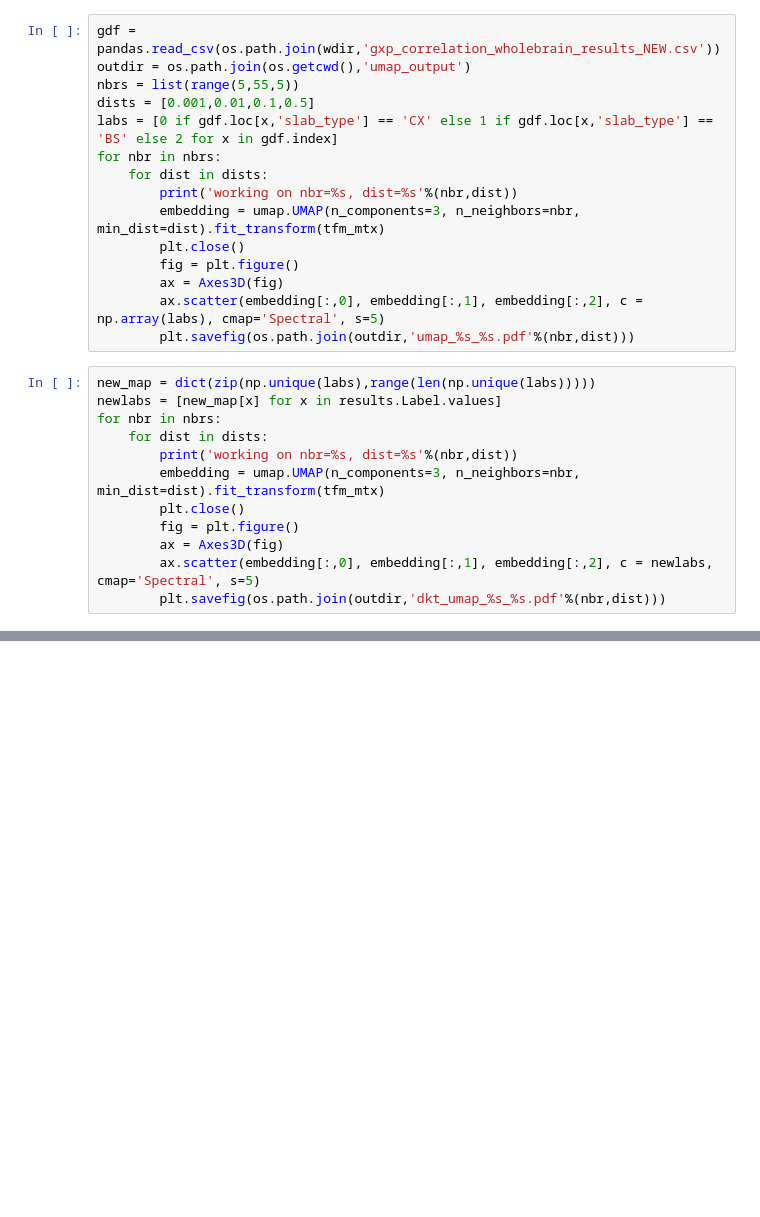
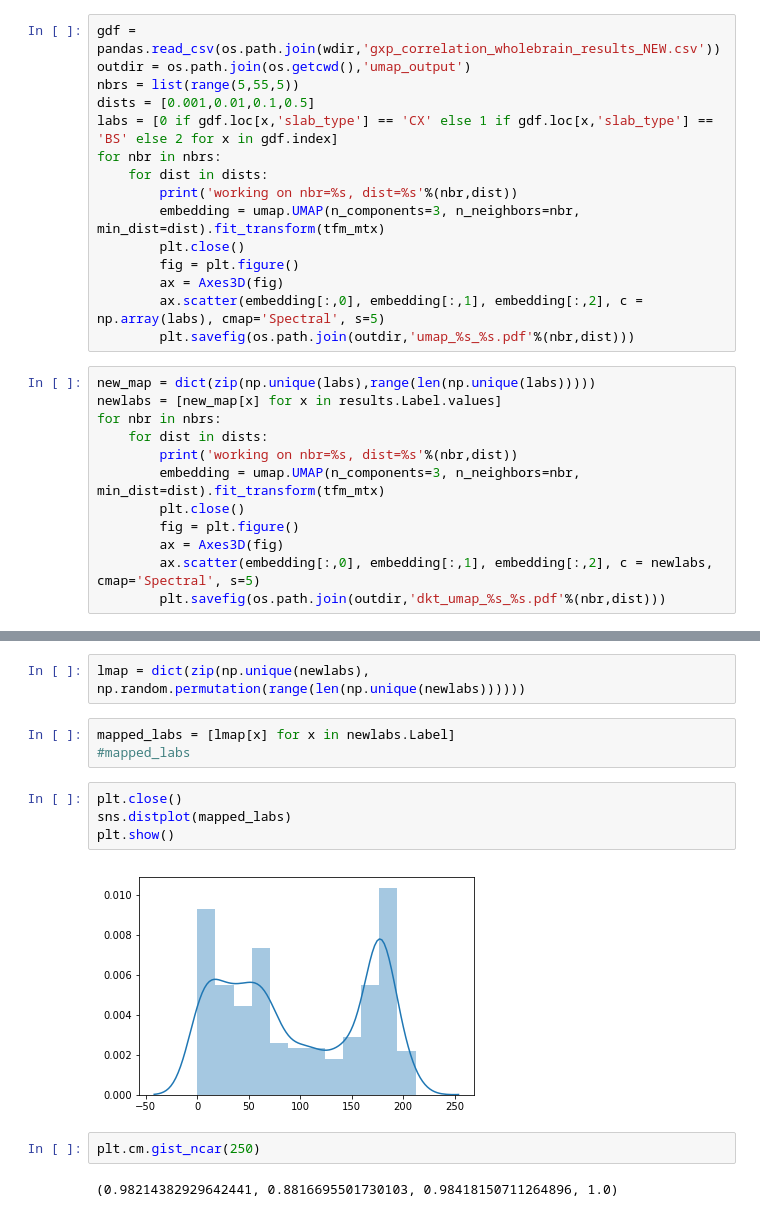
Before and after one commit to illdopejake/hack_projects, a Jupyter notebook: UMAP_AHBA_code.ipynb, the cells around one changed output, grey strips where cells are left out. Cells and saved outputs as stored; diff of their text form; blank space fills up the shorter version.

```diff
--- a/UMAP_AHBA_code.ipynb
+++ b/UMAP_AHBA_code.ipynb
@@ -51,0 +182,15 @@ for nbr in nbrs:
+# %%
+lmap = dict(zip(np.unique(newlabs), np.random.permutation(range(len(np.unique(newlabs))))))
+# %%
+mapped_labs = [lmap[x] for x in newlabs.Label]
+#mapped_labs
+# %%
+plt.close()
+sns.distplot(mapped_labs)
+plt.show()
+# %% [output]
+[figure, added]
+# %%
+plt.cm.gist_ncar(250)
+# %% [output]
+(0.98214382929642441, 0.8816695501730103, 0.98418150711264896, 1.0)
```
Also changed, not shown: parts of 32 cells of this notebook, 1 other file.
